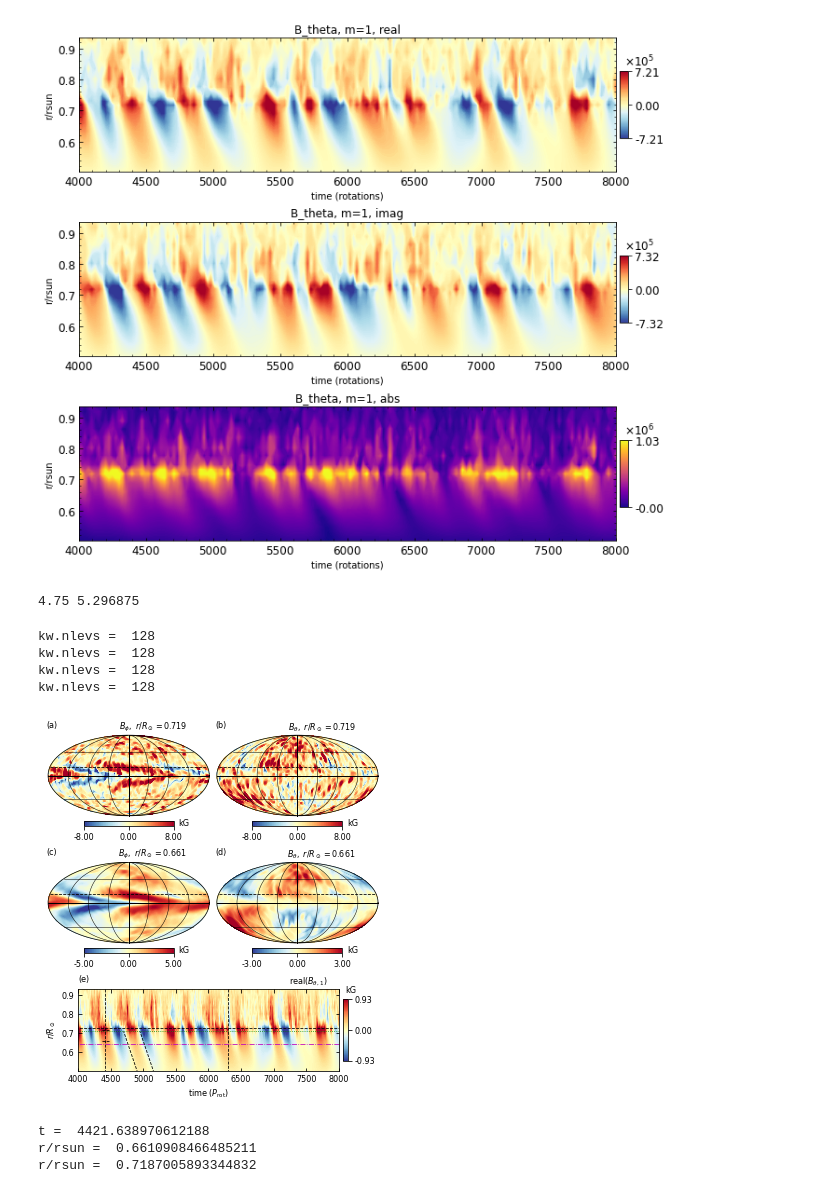
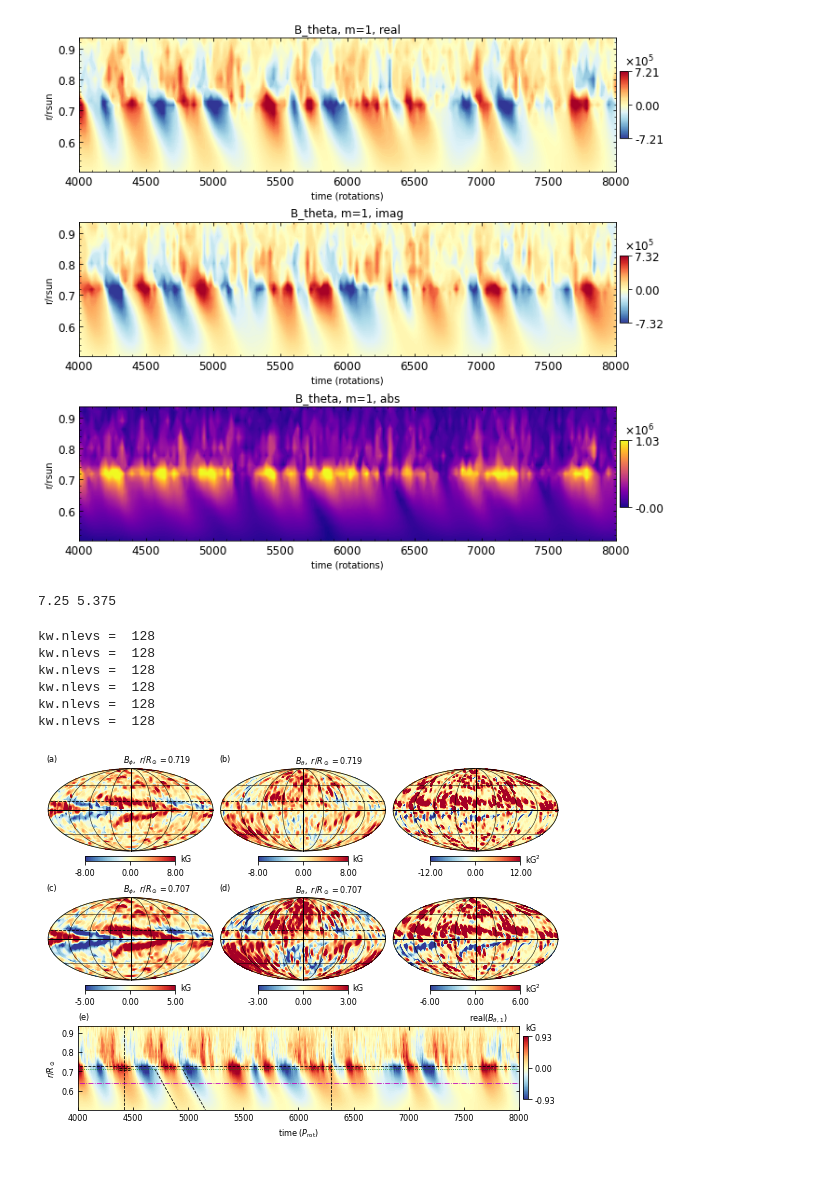
Before and after one commit to illorenzo7/Tacho_Letter_Plots_Part2, a Jupyter notebook: 00_moll_with_timerad.ipynb, the cells around one changed output. Saved outputs shown, nothing was run; the diff lists cells and outputs as text; code cells hidden in the pictures.

Commit message:
adding product to MOllweide plot

```diff
--- a/00_moll_with_timerad.ipynb
+++ b/00_moll_with_timerad.ipynb
@@ -300,14 +300,14 @@ for ax in axs.flatten():
 # %%
 # OK ready for the plot
 # set figure dimensions
-fig_width_inches = 4.75
+fig_width_inches = 7.25
 margin_inches = 1./16.
 margin_left_inches = 1/16
 margin_bottom_inches = 3/8 # space for colorbar
 margin_top_inches = 1/4
 
 # two Mollweides, colorbars on bottom
-moll_width_inches = (fig_width_inches - 2*margin_inches - margin_left_inches)/2
+moll_width_inches = (fig_width_inches - 3*margin_inches - margin_left_inches)/3
 moll_height_inches = 0.5*moll_width_inches
 
 # time radius dimensions
@@ -340,7 +340,7 @@ tr_margin_bottom = tr_margin_bottom_inches/fig_height_inches
 
 print(fig_width_inches, fig_height_inches)
 # %% [output]
-4.75 5.296875
+7.25 5.375
 # %%
 # reset my_contourf stuff
 #my_contourf_kwargs_default = my_contourf_kwargs_default_old.copy()
@@ -351,7 +351,6 @@ my_contourf_kwargs_default['cbar_pos'] = 'bottom'
 
 fig = plt.figure(figsize=(fig_width_inches, fig_height_inches))
 
-# make 2 moll and one az average
 ax1 = fig.add_axes((margin_left, 1 - margin_top - moll_height, moll_width, moll_height))
 ax2 = fig.add_axes((margin_left + (moll_width+margin_x), 1 - margin_top - moll_height, moll_width, moll_height))
 ax3 = fig.add_axes((margin_left, tr_margin_bottom + tr_height + margin_top + margin_bottom,\
@@ -360,6 +359,12 @@ ax4 = fig.add_axes((margin_left + (moll_width+margin_x),\
                     tr_margin_bottom + tr_height + margin_top + margin_bottom, \
                     moll_width, moll_height))
 ax5 = fig.add_axes((tr_margin_left, tr_margin_bottom, tr_width, tr_height))
+
+# two more for product of field components
+ax6 = fig.add_axes((margin_left + 2*(moll_width+margin_x), 1 - margin_top - moll_height, moll_width, moll_height))
+ax7 = fig.add_axes((margin_left + 2*(moll_width+margin_x),\
+                    tr_margin_bottom + tr_height + margin_top + margin_bottom, \
+                    moll_width, moll_height))
 
 # Do the Mollweides
 
@@ -390,9 +395,17 @@ maxabs = 8
 plot_moll(field, cost, fig, ax2, units=units, nosci=True, linewidth=0.5, latvals=latvals, lonvals=lonvals,\
           cbar_fs=labelsize, cbar_thick=1/16, cbar_aspect=1/20, nlevelsfield=nlevs, minmax=(-maxabs, maxabs))
 
+# the product, CZ
+units = r'$\rm{kG}^2$'
+field = (bp*bt)[:, :, ircz]/1e6
+maxabs = 12
+nlevs = 128 # make .pdf not too big
+plot_moll(field, cost, fig, ax6, units=units, nosci=True, linewidth=0.5, latvals=latvals, lonvals=lonvals,\
+          cbar_fs=labelsize, cbar_thick=1/16, cbar_aspect=1/20, nlevelsfield=nlevs, minmax=(-maxabs, maxabs))
+
 # B phi
 #units = r'$B_\phi$' + ' (T)'
-ir = 12
+ir = 10
 units = 'kG'
 field = bp[:, :, ir]/1e3
 maxabs = 5
@@ -406,6 +419,14 @@ units = 'kG'
 field = bt[:, :, ir]/1.0e3
 maxabs = 3
 plot_moll(field, cost, fig, ax4, units=units, nosci=True, linewidth=0.5, latvals=latvals, lonvals=lonvals,\
+          cbar_fs=labelsize, cbar_thick=1/16, cbar_aspect=1/20, nlevelsfield=nlevs, minmax=(-maxabs, maxabs))
+
+# the product
+units = r'$\rm{kG}^2$'
+field = (bp*bt)[:, :, ir]/1e6
+maxabs = 6
+nlevs = 128 # make .pdf not too big
+plot_moll(field, cost, fig, ax7, units=units, nosci=True, linewidth=0.5, latvals=latvals, lonvals=lonvals,\
           cbar_fs=labelsize, cbar_thick=1/16, cbar_aspect=1/20, nlevelsfield=nlevs, minmax=(-maxabs, maxabs))
 
 
@@ -487,42 +508,40 @@ fig.text(margin_left + 2*moll_width + margin_x, 1 - margin_top + line_height,\
 
 fig.text(margin_left + moll_width,\
          1 - 2*margin_top - moll_height - margin_bottom + line_height,\
          r'$B_\phi,\ r/R_\odot=%.3f$' %(a.radius[ir]/rsun) + buffspace,\
          ha='right', va='top', fontsize=labelsize)
 fig.text(margin_left + 2*moll_width + margin_x,\
          1 - 2*margin_top - moll_height - margin_bottom + line_height,\
          r'$B_\theta,\ r/R_\odot=%.3f$' %(a.radius[ir]/rsun) + buffspace,\
          ha='right', va='top', fontsize=labelsize)
 
 
 # label the depths at left
 #fig.text(margin_left - margin_x, 1 - margin_top - 0.5*moll_height,
 #         r'$r/R_\odot=%.3f$' %(a.radius[ircz]/rsun),\
 #         ha='right', va='center', rotation=90, fontsize=1.0*labelsize)
 #fig.text(margin_left - margin_x, 1 - margin_top - 1.5*moll_height - margin_bottom,
 #         r'$r/R_\odot=%.3f$' %(a.radius[ir]/rsun),\
 #         ha='right', va='center', rotation=90, fontsize=1.0*labelsize)
 
 # label the time rad
 fig.text(tr_margin_left + tr_width, tr_margin_bottom + tr_height + line_height,\
          r'${\rm{real}}(B_{\theta,1})$' + 5*' ', ha='right', va='top',\
          fontweight='bold', fontsize=labelsize)
 
 plt.savefig('images/mollB_and_timerad.png', dpi=300)
 # %% [output]
 kw.nlevs =  128
 kw.nlevs =  128
 kw.nlevs =  128
 kw.nlevs =  128
+kw.nlevs =  128
+kw.nlevs =  128
-[figure, old version]
+[figure, new version]
 # %%
 #print("t1 = ", a1.time[0]/time_unit)
 print("t = ", a.time[0]/time_unit)
 print("r/rsun = ", a.radius[ir]/rsun)
 print("r/rsun = ", a.radius[ircz]/rsun)
-# %% [output]
-t =  4421.638970612188
-r/rsun =  0.6610908466485211
-r/rsun =  0.7187005893344832
 # %%
 rr[irmid]/rsun
```
Also changed, not shown: parts of 4 cells of this notebook, 1 other file.
